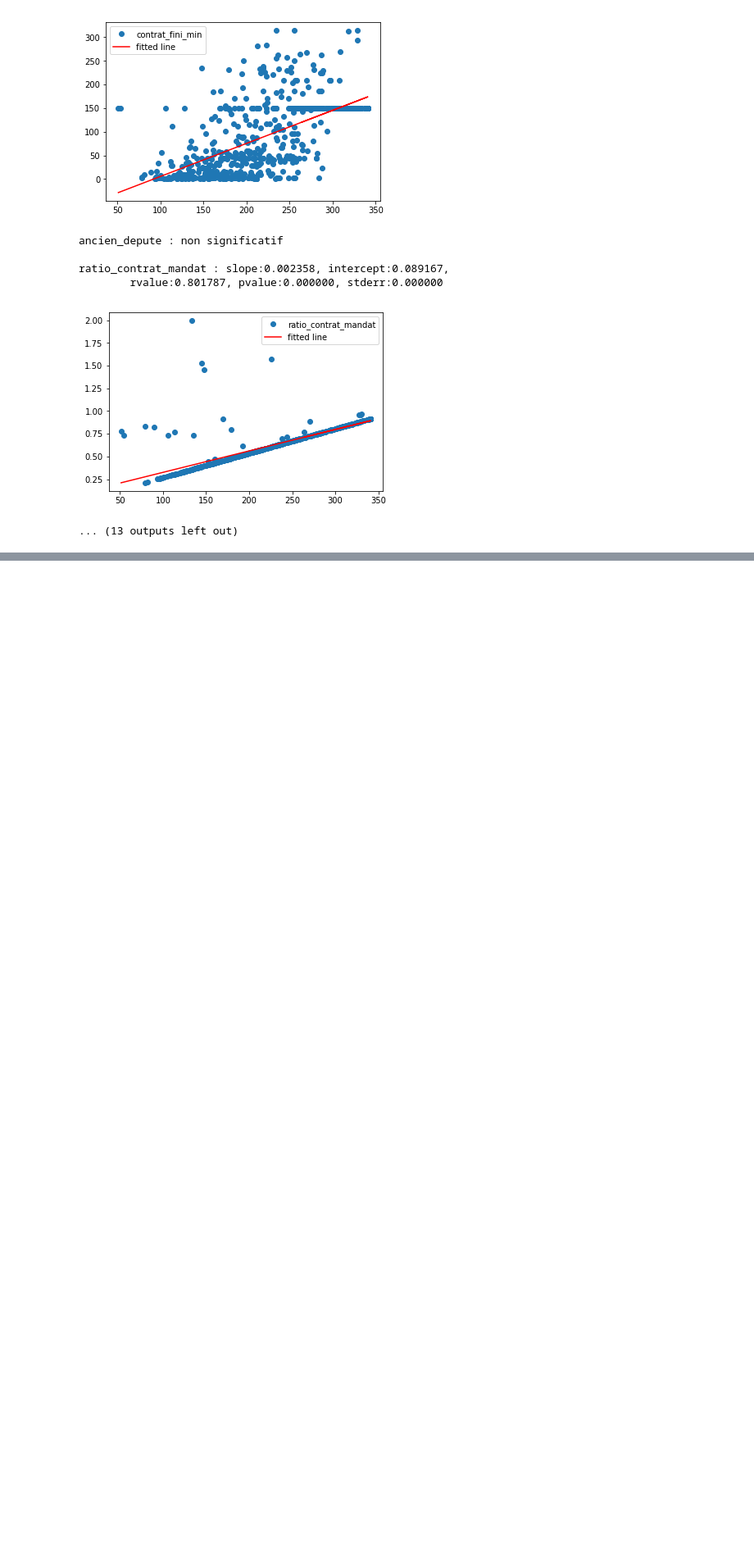
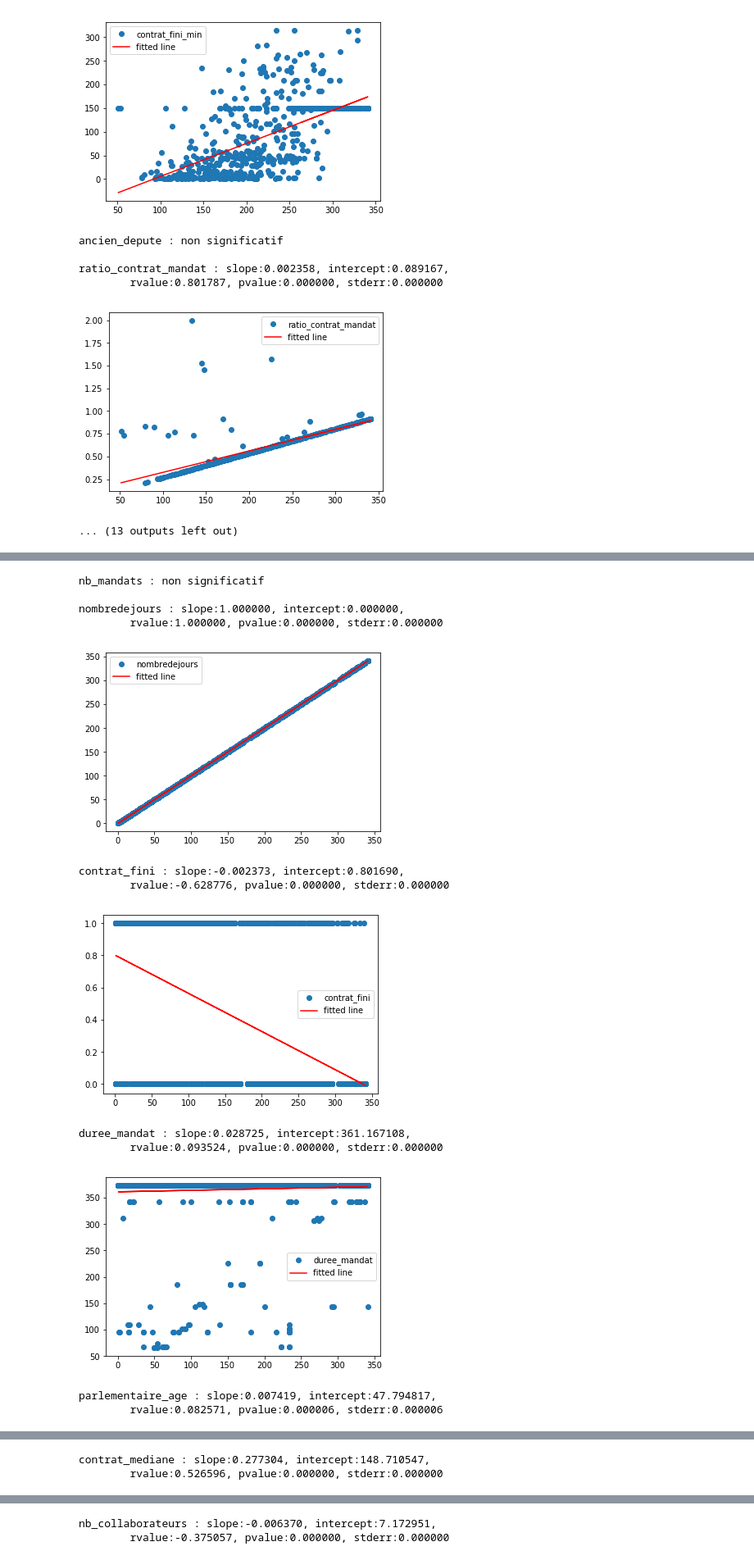
Before and after one commit to regardscitoyens/Collaborateurs-Parlement, a Jupyter notebook: exploitations/turnover.ipynb, the cells around one changed output, grey strips where cells are left out. Shown at 82% size. Cells and saved outputs as stored; diff of their text form; code cells hidden in the pictures; blank space fills up the shorter version.

Commit message:
Ajout des stats au niveau collaborateur

```diff
--- a/exploitations/turnover.ipynb
+++ b/exploitations/turnover.ipynb
@@ -168,8 +168,8 @@ for grp in duree_tt["groupe_sigle"].unique():
 #Pour MacOS
 # %%
 for i in duree_tt.drop(["nb_collaborateurs", "parlementaire_age", "duree_mandat", "nb_mandats","contrat_max", "contrat_min", "ratio_contrat_mandat", "contrat_fini_max", "contrat_fini_min"], 1).columns[4:]:
-    cat1 = duree_tt[duree_tt[i] == 0]["contrat_mediane"]
-    cat2 = duree_tt[duree_tt[i] == 1]["contrat_mediane"]
+    cat2 = duree_tt[duree_tt[i] == 0]["contrat_mediane"]
+    cat1 = duree_tt[duree_tt[i] == 1]["contrat_mediane"]
 
     tt = ttest_ind(cat1, cat2)
     if tt.pvalue < 0.2:
@@ -242,0 +240,8 @@ tous_collaborateurs.to_csv("../data/turnover_collaborateurs_variables.csv")
+# %%
+tous_collaborateurs = csv.merge(duree_collaborateurs.drop([ 'groupe_sigle', 'sexe_parlementaire', 'duree_mandat', 'ancien_depute', 'nb_mandats', 'parlementaire_age'], 1), on="parlementaire")
+tous_collaborateurs["collaborateur_femme"] = (tous_collaborateurs["sexe_collaborateur"] == "F") * 1
+tous_collaborateurs["collaborateur_homme"] = (tous_collaborateurs["sexe_collaborateur"] == "H") * 1
+tous_collaborateurs.to_csv("../data/turnover_collaborateurs_variables.csv")
+tous_collaborateurs = tous_collaborateurs.drop(["entree", "sortie"], 1)
+
+tous_collaborateurs.columns[39:]
@@ -243,8 +257,7 @@ tous_collaborateurs.to_csv("../data/turnover_collaborateurs_variables.csv")
 # %%
-for i in duree_tt.drop(["nb_collaborateurs", "parlementaire_age", "duree_mandat", "nb_mandats","contrat_max", "contrat_min", "ratio_contrat_mandat", "contrat_fini_max", "contrat_fini_min"], 1).columns[4:]:
-    cat1 = duree_tt[duree_tt[i] == 0]["contrat_mediane"]
-    cat2 = duree_tt[duree_tt[i] == 1]["contrat_mediane"]
-
+for i in tous_collaborateurs.columns[39:]:
+    cat2 = tous_collaborateurs[tous_collaborateurs[i] == 0]["nombredejours"]
+    cat1 = tous_collaborateurs[tous_collaborateurs[i] == 1]["nombredejours"]
     tt = ttest_ind(cat1, cat2)
     if tt.pvalue < 0.2:
         print("{0} : {1:f}, {2:f}\n".format(i, tt.statistic, tt.pvalue))
@@ -252,0 +284,27 @@ for i in duree_tt.drop(["nb_collaborateurs", "parlementaire_age", "duree_mandat"
+# %%
+tt = {}
+for i in tous_collaborateurs.columns[39:]:
+    tt[i] = linregress(tous_collaborateurs["nombredejours"], tous_collaborateurs[i])
+    #print (tt)
+    if tt[i].pvalue < 0.1:
+        print("{0} : slope:{1:f}, intercept:{2:f}, \n\trvalue:{3:f}, pvalue:{4:f}, stderr:{4:f}\n".format(i, tt[i].slope, tt[i].intercept, tt[i].rvalue, tt[i].pvalue, tt[i].stderr))
+        plt.plot(tous_collaborateurs["nombredejours"], tous_collaborateurs[i], 'o', label=i)
+        plt.plot(tous_collaborateurs["nombredejours"], tt[i].intercept + tt[i].slope*tous_collaborateurs["nombredejours"], 'r', label='fitted line')
+        plt.legend()
+        plt.show()
+    else:
+        print (i+" : non significatif\n")
+# %% [output]
+nb_mandats : non significatif
+
+nombredejours : slope:1.000000, intercept:0.000000,
+        rvalue:1.000000, pvalue:0.000000, stderr:0.000000
+[figure, added]
+contrat_fini : slope:-0.002373, intercept:0.801690,
+        rvalue:-0.628776, pvalue:0.000000, stderr:0.000000
+[figure, added]
+duree_mandat : slope:0.028725, intercept:361.167108,
+        rvalue:0.093524, pvalue:0.000000, stderr:0.000000
+[figure, added]
+parlementaire_age : slope:0.007419, intercept:47.794817,
+        rvalue:0.082571, pvalue:0.000006, stderr:0.000006
@@ -252,0 +312,2 @@ for i in duree_tt.drop(["nb_collaborateurs", "parlementaire_age", "duree_mandat"
+contrat_mediane : slope:0.277304, intercept:148.710547,
+        rvalue:0.526596, pvalue:0.000000, stderr:0.000000
@@ -252,0 +315,2 @@ for i in duree_tt.drop(["nb_collaborateurs", "parlementaire_age", "duree_mandat"
+nb_collaborateurs : slope:-0.006370, intercept:7.172951,
+        rvalue:-0.375057, pvalue:0.000000, stderr:0.000000
```
Also changed, not shown: parts of 5 cells of this notebook.
